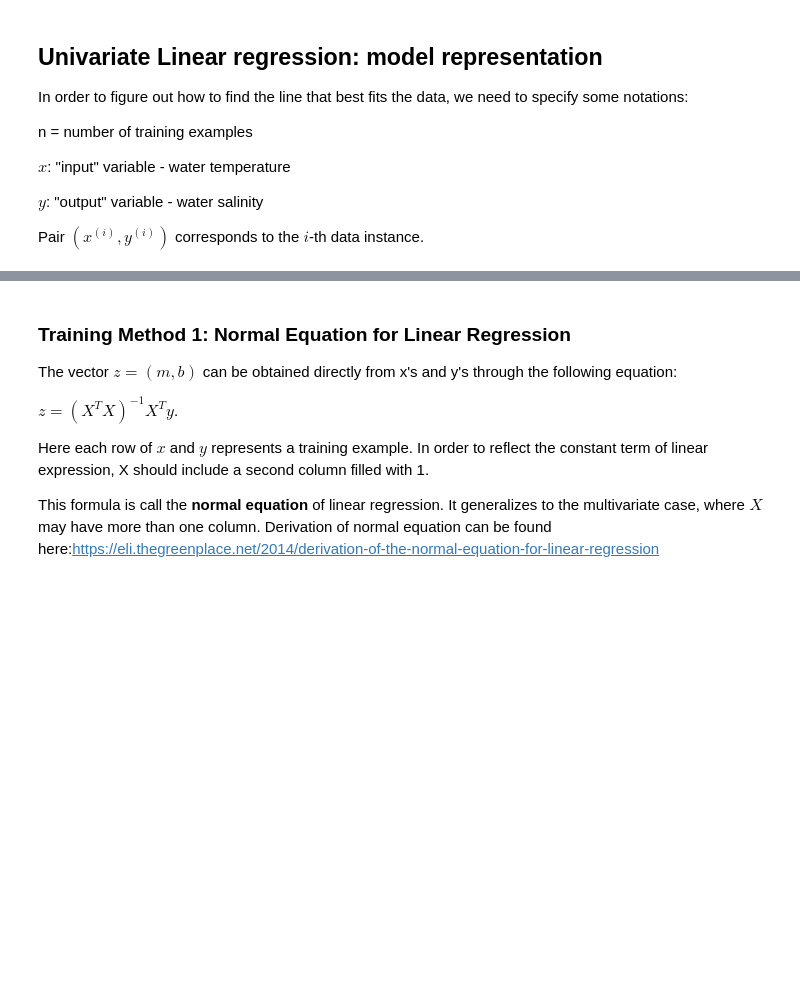
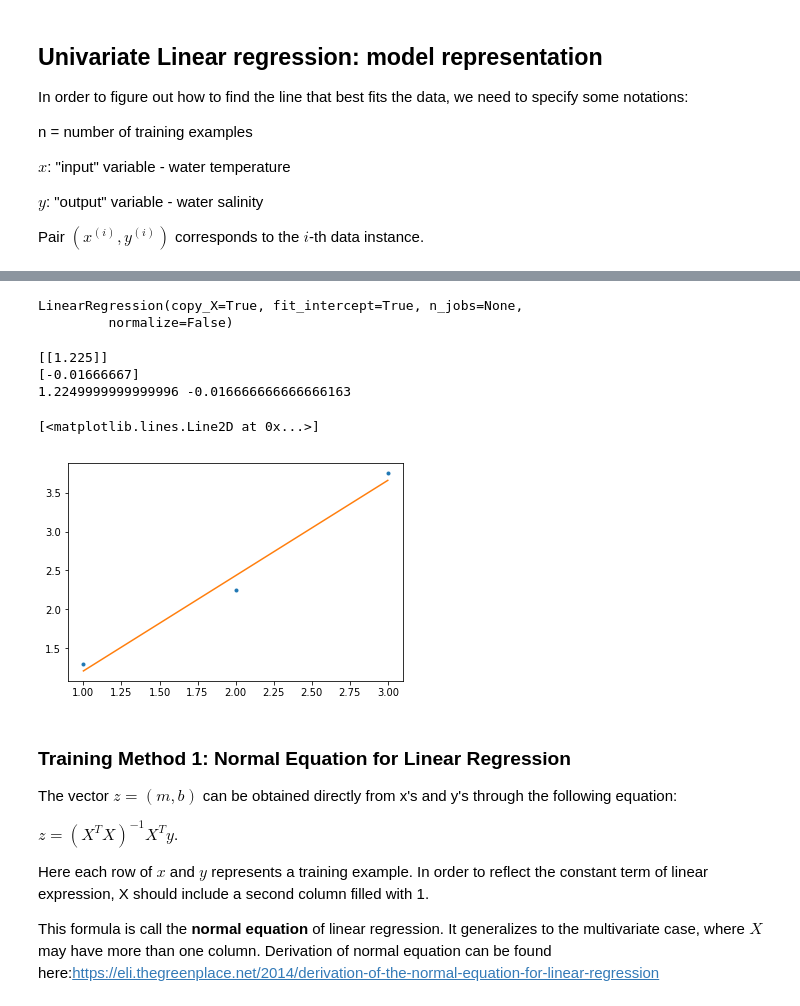
Before and after one commit to asgharm1999/Machine-Learning, a Jupyter notebook: Week 4.ipynb, the cells around one changed output, grey strips where cells are left out. Cells and saved outputs as stored; diff of their text form; code cells hidden in the pictures; blank space fills up the shorter version.

```diff
--- a/Week 4.ipynb
+++ b/Week 4.ipynb
@@ -231,3 +242,29 @@ Method 3: use stochastic gradient descent
+# %%
+from sklearn.linear_model import LinearRegression
+model = LinearRegression()
+model.fit(xs.reshape(3, 1), ys.reshape(3, 1))
+# %% [output]
+LinearRegression(copy_X=True, fit_intercept=True, n_jobs=None,
+         normalize=False)
+# %%
+print(model.coef_)
+print(model.intercept_)
+m = model.coef_[0, 0]
+b = model.intercept_[0]
+print(m, b)
+# %% [output]
+[[1.225]]
+[-0.01666667]
+1.2249999999999996 -0.016666666666666163
+# %%
+# plot the regression line together with training data
+plt.plot(xs, ys, '.')
+xs_line = range(1, 4)
+ys_line = [(i * m + b) for i in xs_line]
+plt.plot(xs_line, ys_line)
+# %% [output]
+[<matplotlib.lines.Line2D at 0x...>]
+[figure, added]
 # %% [markdown]
 ### Training Method 1: Normal Equation for Linear Regression
 The vector $z=(m,b)$ can be obtained directly from x's and y's through the following equation:
```
Also changed, not shown: parts of 26 cells of this notebook.
